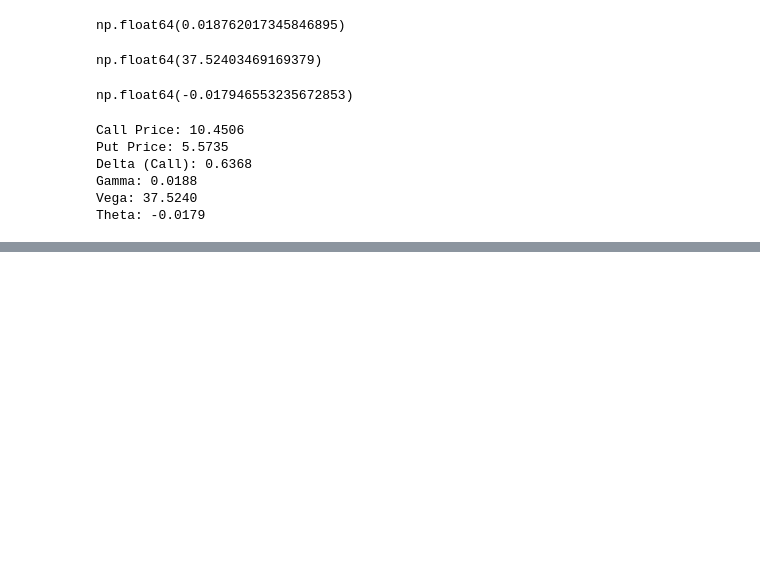
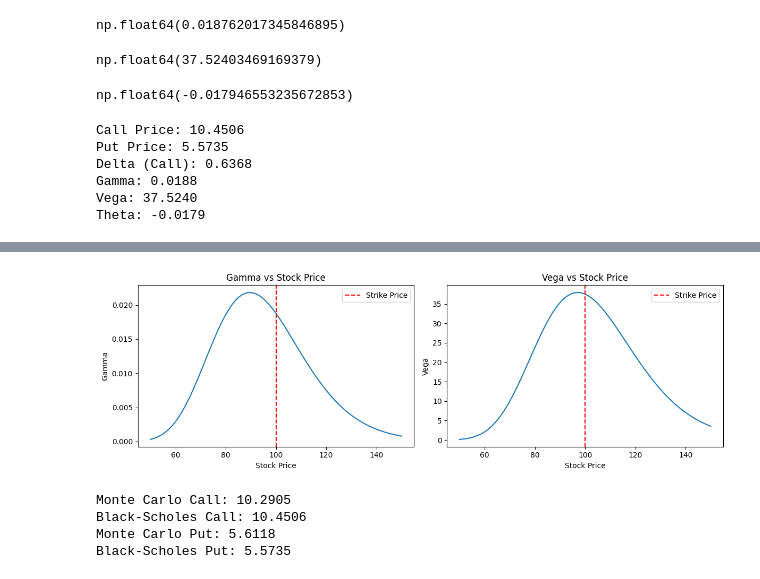
Before and after one commit to jonklein2007-hue/python-finance, a Jupyter notebook: projects/black_scholes.ipynb, the cells around one changed output, grey strips where cells are left out. Saved outputs shown, nothing was run; the diff lists cells and outputs as text; code cells hidden in the pictures; blank space fills up the shorter version.

```diff
--- a/projects/black_scholes.ipynb
+++ b/projects/black_scholes.ipynb
@@ -96,0 +123,46 @@ Theta: -0.0179
+# %%
+gammas = [gamma(S_i, K, T, r, sigma) for S_i in stock_prices]
+vegas = [vega(S_i, K, T, r, sigma) for S_i in stock_prices]
+
+fig, (ax1, ax2) = plt.subplots(1, 2, figsize=(12, 4))
+
+ax1.plot(stock_prices, gammas)
+ax1.axvline(x=K, color='red', linestyle='--', label='Strike Price')
+ax1.set_title('Gamma vs Stock Price')
+ax1.set_xlabel('Stock Price')
+ax1.set_ylabel('Gamma')
+ax1.legend()
+
+ax2.plot(stock_prices, vegas)
+ax2.axvline(x=K, color='red', linestyle='--', label='Strike Price')
+ax2.set_title('Vega vs Stock Price')
+ax2.set_xlabel('Stock Price')
+ax2.set_ylabel('Vega')
+ax2.legend()
+
+plt.tight_layout()
+plt.show()
+# %% [output]
+[figure, added]
+# %%
+def monte_carlos(S, K, T, r, sigma, simulations=10000):
+    Z = np.random.standard_normal(simulations)
+    ST = S * np.exp((r - 0.5 * sigma**2) * T + sigma * np.sqrt(T) * Z)
+    call_payoffs = np.maximum(ST - K, 0)
+    put_payoffs = np.maximum(K - ST, 0)
+    call_price = np.exp(-r * T) * np.mean(call_payoffs)
+    put_price = np.exp(-r * T) * np.mean(put_payoffs)
+    return call_price, put_price
+
+mc_call, mc_put = monte_carlos(S, K, T, r, sigma)
+bs_call, bs_put = black_scholes_call(S, K, T, r, sigma)
+
+print(f"Monte Carlo Call: {mc_call:.4f}")
+print(f"Black-Scholes Call: {bs_call:.4f}")
+print(f"Monte Carlo Put: {mc_put:.4f}")
+print(f"Black-Scholes Put: {bs_put:.4f}")
+# %% [output]
+Monte Carlo Call: 10.2905
+Black-Scholes Call: 10.4506
+Monte Carlo Put: 5.6118
+Black-Scholes Put: 5.5735
```
Also changed, not shown: parts of 2 cells of this notebook.
